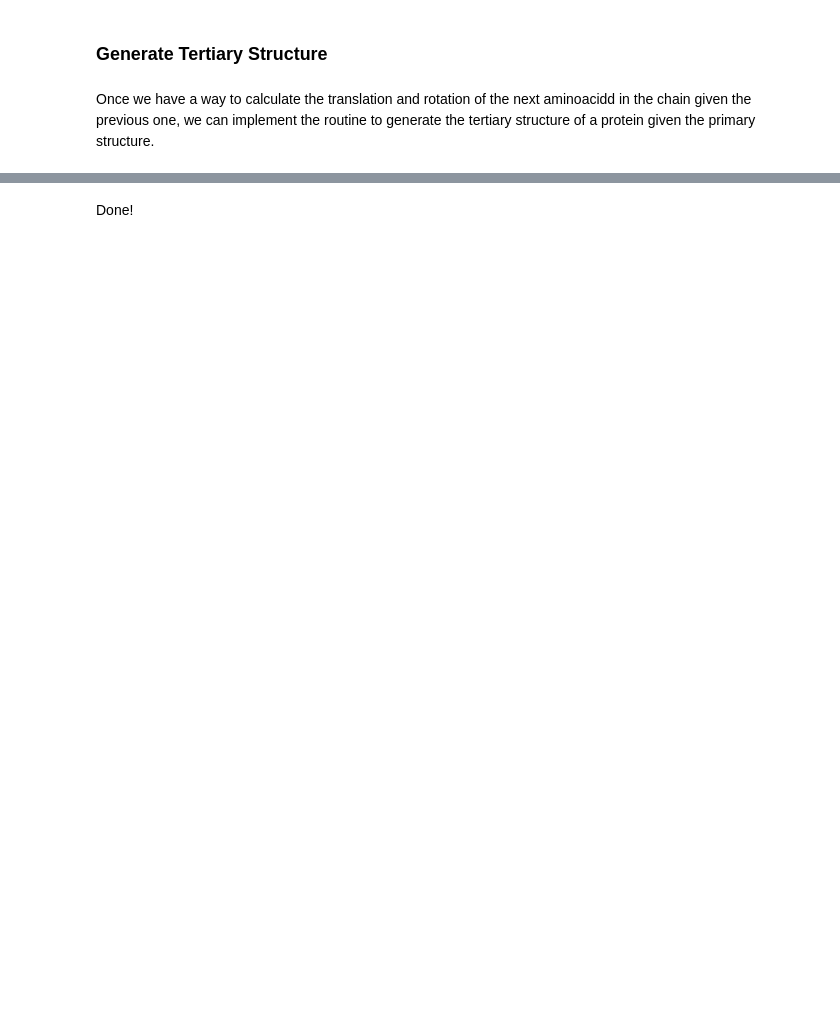
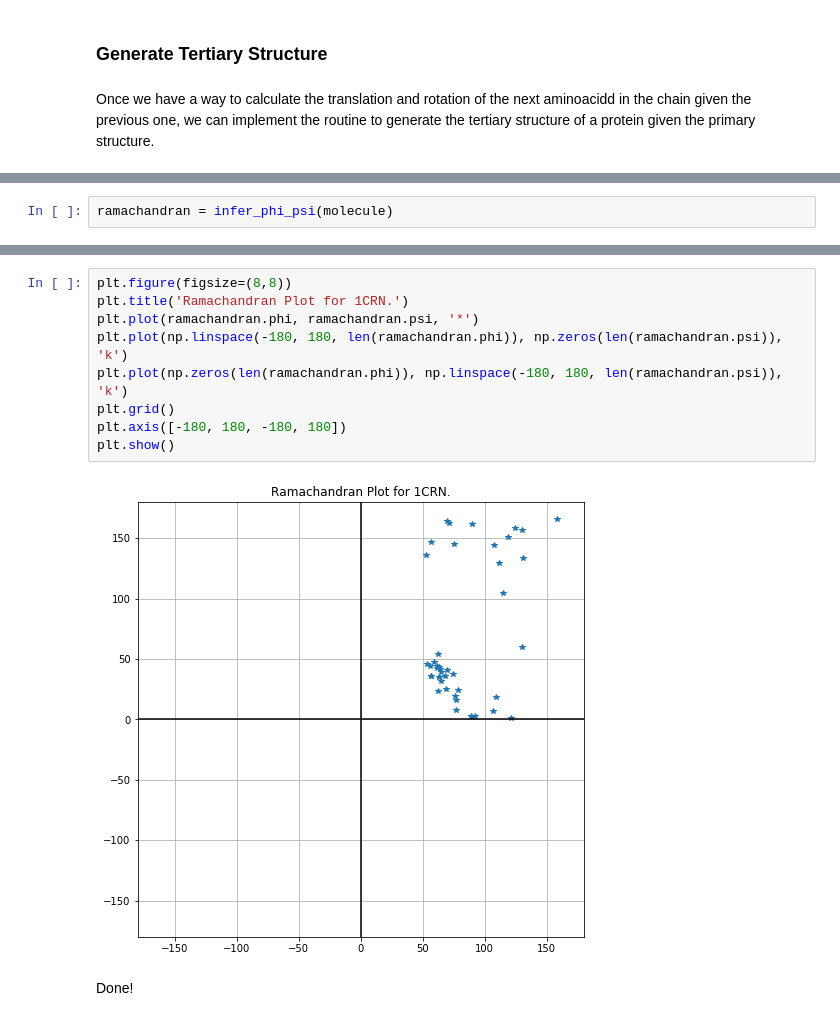
Before and after one commit to cristianl1251/structural-bioinformatics, a Jupyter notebook: assignment_2/Polypeptide Chain.ipynb, the cells around one changed output, grey strips where cells are left out. Cells and saved outputs as stored; diff of their text form; blank space fills up the shorter version.

```diff
--- a/assignment_2/Polypeptide Chain.ipynb
+++ b/assignment_2/Polypeptide Chain.ipynb
@@ -387,0 +518,2 @@ protein.head(40)
+# %%
+ramachandran = infer_phi_psi(molecule)
@@ -388,2 +529,13 @@ protein.head(40)
+# %%
+plt.figure(figsize=(8,8))
+plt.title('Ramachandran Plot for 1CRN.')
+plt.plot(ramachandran.phi, ramachandran.psi, '*')
+plt.plot(np.linspace(-180, 180, len(ramachandran.phi)), np.zeros(len(ramachandran.psi)), 'k')
+plt.plot(np.zeros(len(ramachandran.phi)), np.linspace(-180, 180, len(ramachandran.psi)), 'k')
+plt.grid()
+plt.axis([-180, 180, -180, 180])
+plt.show()
+# %% [output]
+[figure, added]
 # %% [markdown]
 Done!
```
Also changed, not shown: parts of 18 cells of this notebook.
